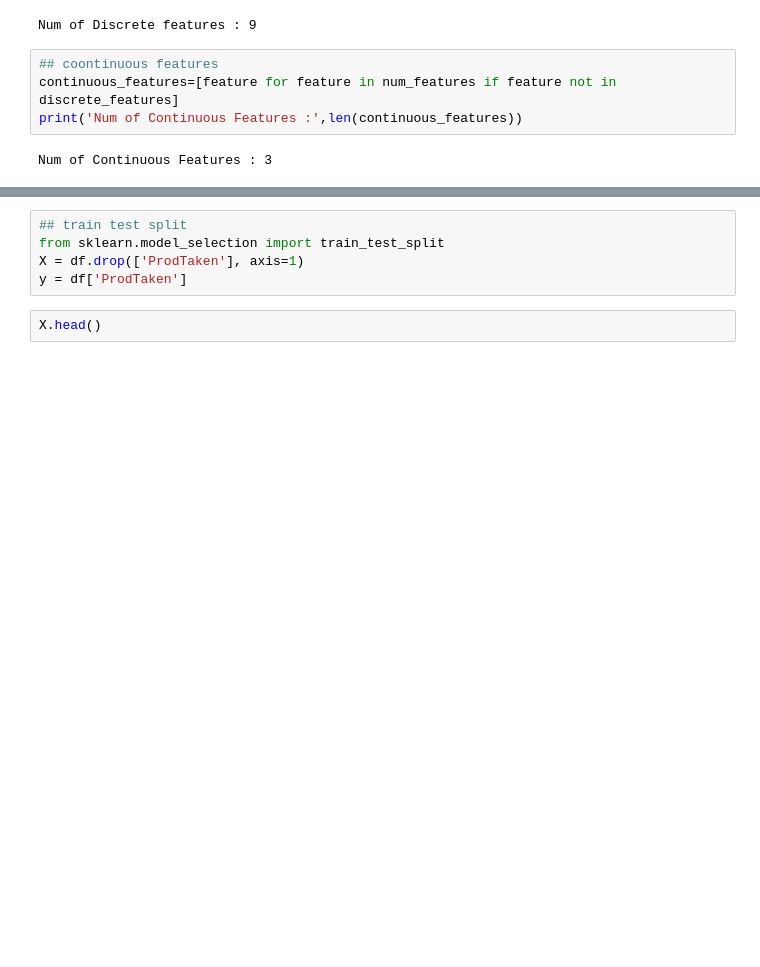
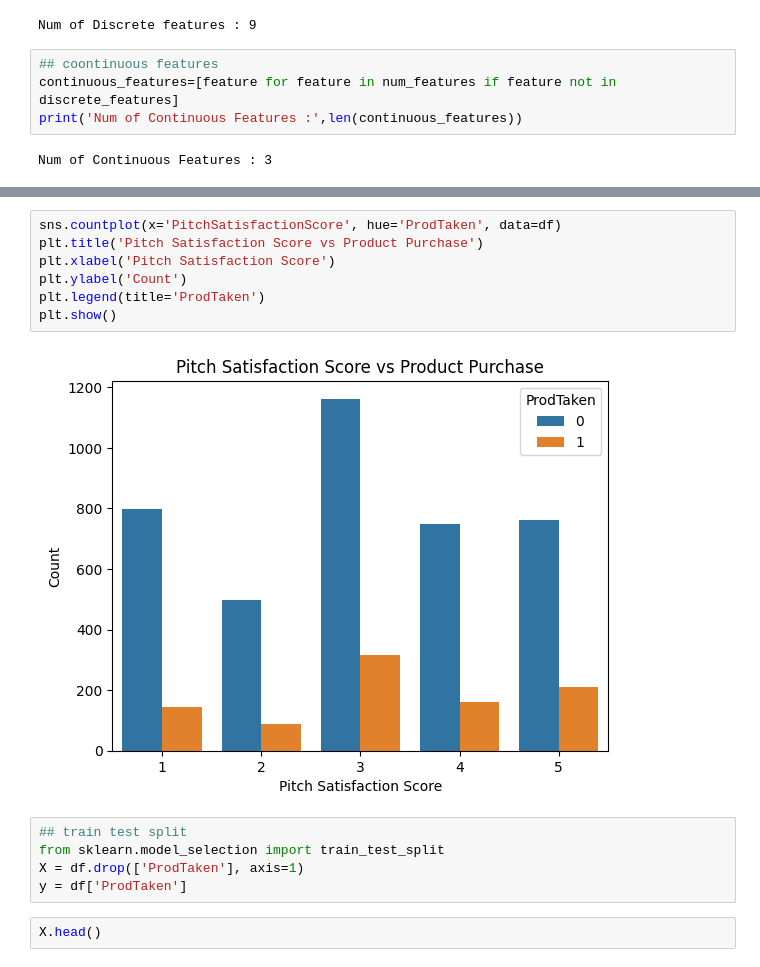
Before and after one commit to Yash16p/Travel_Ml, a Jupyter notebook: random_forest_classification_implementation.ipynb, the cells around one changed output, grey strips where cells are left out. Saved outputs shown, nothing was run; the diff lists cells and outputs as text; blank space fills up the shorter version.

```diff
--- a/random_forest_classification_implementation.ipynb
+++ b/random_forest_classification_implementation.ipynb
@@ -248,3 +256,12 @@ df.head()
+# %%
+sns.countplot(x='PitchSatisfactionScore', hue='ProdTaken', data=df)
+plt.title('Pitch Satisfaction Score vs Product Purchase')
+plt.xlabel('Pitch Satisfaction Score')
+plt.ylabel('Count')
+plt.legend(title='ProdTaken')
+plt.show()
+# %% [output]
+[figure, added]
 # %%
 ## train test split
 from sklearn.model_selection import train_test_split
```
Also changed, not shown: parts of 9 cells of this notebook, 1 other file.
